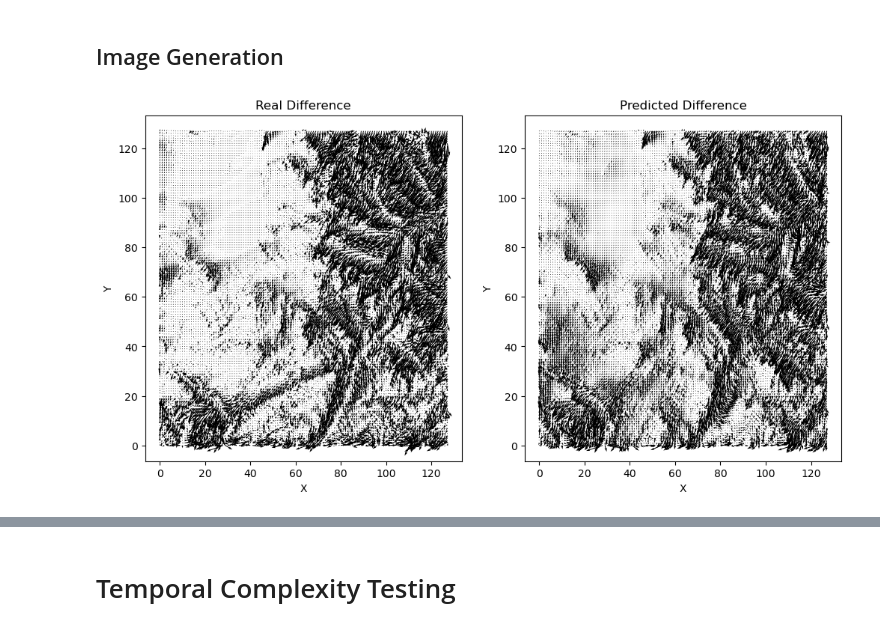
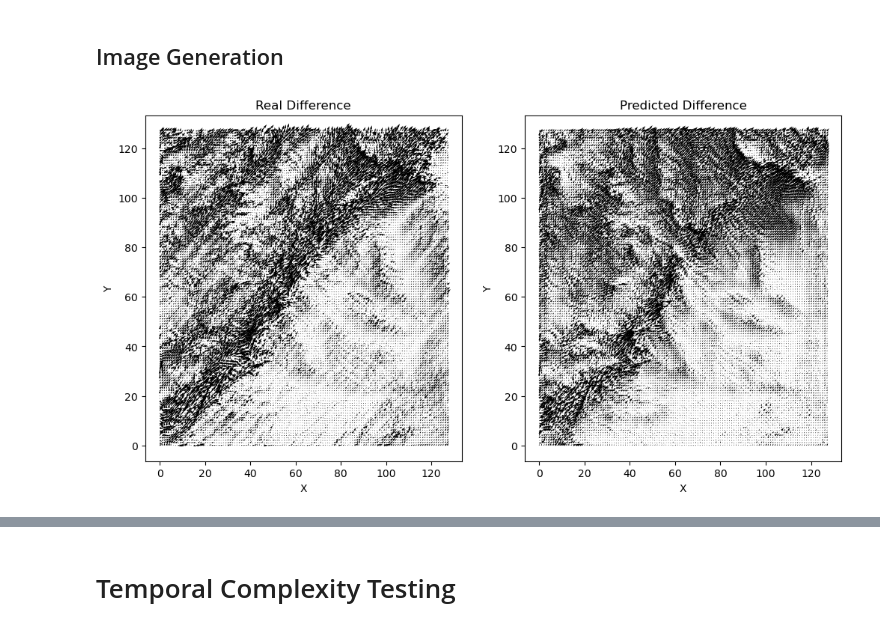
Before and after one commit to janehousley/WindflowPrediction, a Jupyter notebook: WindNinjaCNN.ipynb, the cells around one changed output, grey strips where cells are left out. Cells and saved outputs as stored; diff of their text form; code cells hidden in the pictures.

Commit message:
trained model and added several figures

```diff
--- a/WindNinjaCNN.ipynb
+++ b/WindNinjaCNN.ipynb
@@ -275,30 +281,32 @@ for file_num in train_idx:
             if not should_use_num(file_num, wind_direction_file, wind_direction_folder, vegetation_type):
                 continue
 
+            try:
+                U_diff, V_diff, ssim = get_mass_momentum_diff(file_num, wind_direction_folder, wind_direction_file, vegetation_type, plot=False)
+                train_ssims.append(ssim)
+                elevation = get_elevation_file(file_num)
+                U_mass, V_mass = get_mass_grid(file_num, wind_direction_file, wind_direction_folder, vegetation_type)
 
-            U_diff, V_diff, ssim = get_mass_momentum_diff(file_num, wind_direction_folder, wind_direction_file, vegetation_type, plot=False)
-            train_ssims.append(ssim)
-            elevation = get_elevation_file(file_num)
-            U_mass, V_mass = get_mass_grid(file_num, wind_direction_file, wind_direction_folder, vegetation_type)
+                # Convert to NumPy arrays (if they aren't already)
+                U_diff, V_diff = np.array(U_diff), np.array(V_diff)
+                elevation = np.array(elevation)
+                U_mass, V_mass = np.array(U_mass), np.array(V_mass)
 
-            # Convert to NumPy arrays (if they aren't already)
-            U_diff, V_diff = np.array(U_diff), np.array(V_diff)
-            elevation = np.array(elevation)
-            U_mass, V_mass = np.array(U_mass), np.array(V_mass)
+                # Ensure correct shape (size, size)
+                assert U_diff.shape == (size, size) and V_diff.shape == (size, size)
+                assert elevation.shape == (size, size)
+                assert U_mass.shape == (size, size) and V_mass.shape == (size, size)
 
-            # Ensure correct shape (size, size)
-            assert U_diff.shape == (size, size) and V_diff.shape == (size, size)
-            assert elevation.shape == (size, size)
-            assert U_mass.shape == (size, size) and V_mass.shape == (size, size)
+                # Stack inputs into a (size, size, 3) tensor
+                X_sample = np.stack([elevation, U_mass, V_mass], axis=-1)  # Shape: (size, size, 3)
 
-            # Stack inputs into a (size, size, 3) tensor
-            X_sample = np.stack([elevation, U_mass, V_mass], axis=-1)  # Shape: (size, size, 3)
-
-            # Stack targets into a (size, size, 2) tensor
-            y_sample = np.stack([U_diff, V_diff], axis=-1)  # Shape: (size, size, 2)
-            # Append to lists
-            X_train_list.append(X_sample)
-            y_train_list.append(y_sample)
+                # Stack targets into a (size, size, 2) tensor
+                y_sample = np.stack([U_diff, V_diff], axis=-1)  # Shape: (size, size, 2)
+                # Append to lists
+                X_train_list.append(X_sample)
+                y_train_list.append(y_sample)
+            except:
+                continue
 
 # Convert lists to NumPy arrays
 X_train = np.array(X_train_list)  # Shape: (10, size, size, 3)
@@ -978,37 +990,38 @@ medium_model_annotated.fit(X_train_annotated, y_train_annotated, epochs=50, batc
 # %%
 # ----- this plots the output of the neural network next to the true output of the CFD solver for qualitative analysis -----
 def generate_difference_image(i=0):
+
     if i >= y_test.shape[0]:
         print("i is too large")
         return
 
     U_diff_test = y_test[i, :, :, 0]
     V_diff_test = y_test[i, :, :, 1]
 
     U_diff_pred = large_model_predictions[i, :, :, 0]
     V_diff_pred = large_model_predictions[i, :, :, 1]
 
 
     fig = plt.figure(figsize=(12,6))
 
     ax1 = fig.add_subplot(121)
     ax2 = fig.add_subplot(122)
 
     ax1.quiver(U_diff_test, -V_diff_test, scale=300, color="black")
     ax1.set_title("Real Difference")
     ax1.set_xlabel('X')
     ax1.set_ylabel("Y")
 
     ax2.quiver(U_diff_pred, -V_diff_pred, scale=300, color="black")
     ax2.set_title("Predicted Difference")
     ax2.set_xlabel('X')
     ax2.set_ylabel("Y")
 
     plt.show()
 
 
 
-generate_difference_image(45)
+generate_difference_image(629)
 # %% [output]
-[figure, old version]
+[figure, new version]
 # %%
```
Also changed, not shown: parts of 8 cells of this notebook, 12 other files.
